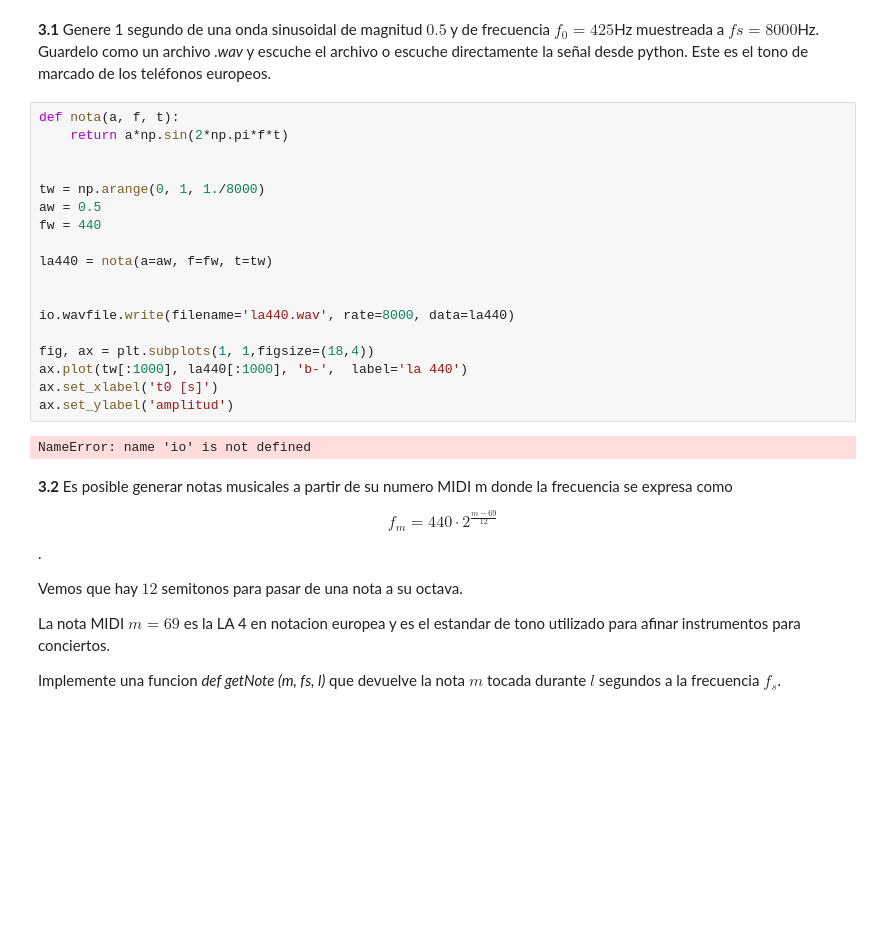
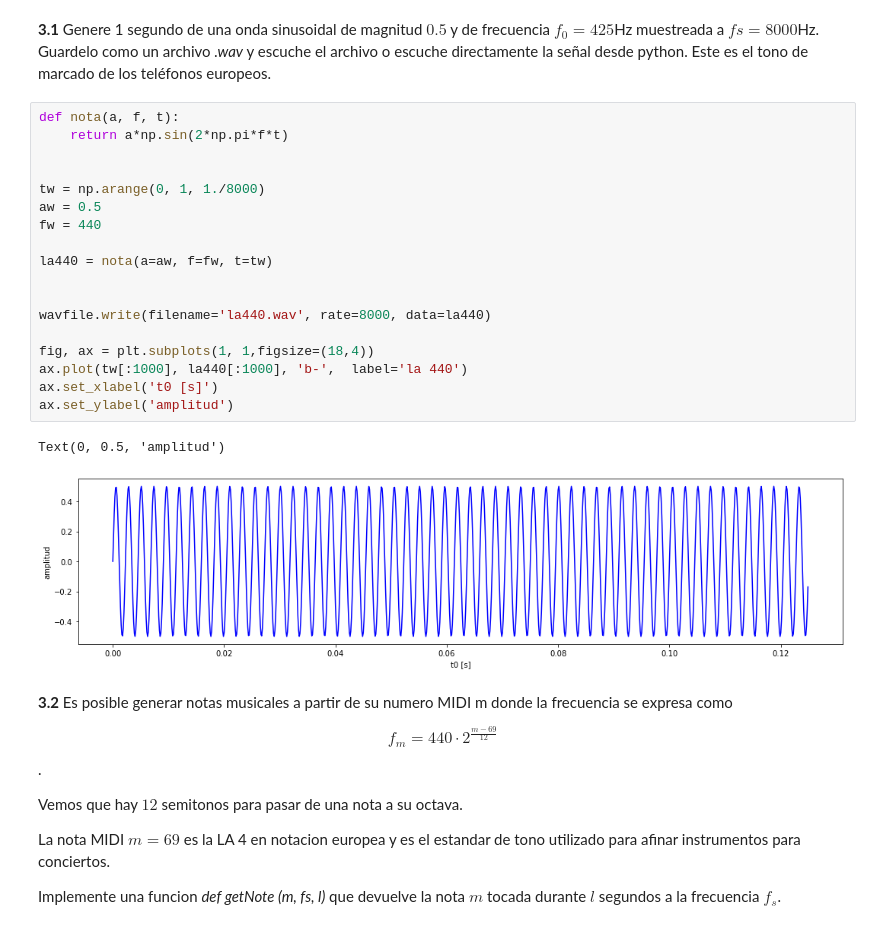
Before and after one commit to jimenaRL/fmps2021, a Jupyter notebook: TP2/FMPS-TP2.ipynb, the cells around one changed output. Drawn from its saved outputs; the diff is of its cells as text; blank space fills up the shorter version.

```diff
--- a/TP2/FMPS-TP2.ipynb
+++ b/TP2/FMPS-TP2.ipynb
@@ -102,23 +102,24 @@ python. Este es el tono de marcado de los teléfonos europeos.
 # %%
 def nota(a, f, t):
     return a*np.sin(2*np.pi*f*t)
 
 
 tw = np.arange(0, 1, 1./8000)
 aw = 0.5
 fw = 440
 
 la440 = nota(a=aw, f=fw, t=tw)
 
 
-io.wavfile.write(filename='la440.wav', rate=8000, data=la440)
+wavfile.write(filename='la440.wav', rate=8000, data=la440)
 
 fig, ax = plt.subplots(1, 1,figsize=(18,4))
 ax.plot(tw[:1000], la440[:1000], 'b-',  label='la 440')
 ax.set_xlabel('t0 [s]')
 ax.set_ylabel('amplitud')
 # %% [output]
-NameError: name 'io' is not defined
+Text(0, 0.5, 'amplitud')
+[figure, added]
 # %% [markdown]
 **3.2** Es posible generar notas musicales a partir de su numero MIDI m donde la frecuencia se expresa como
 
```
